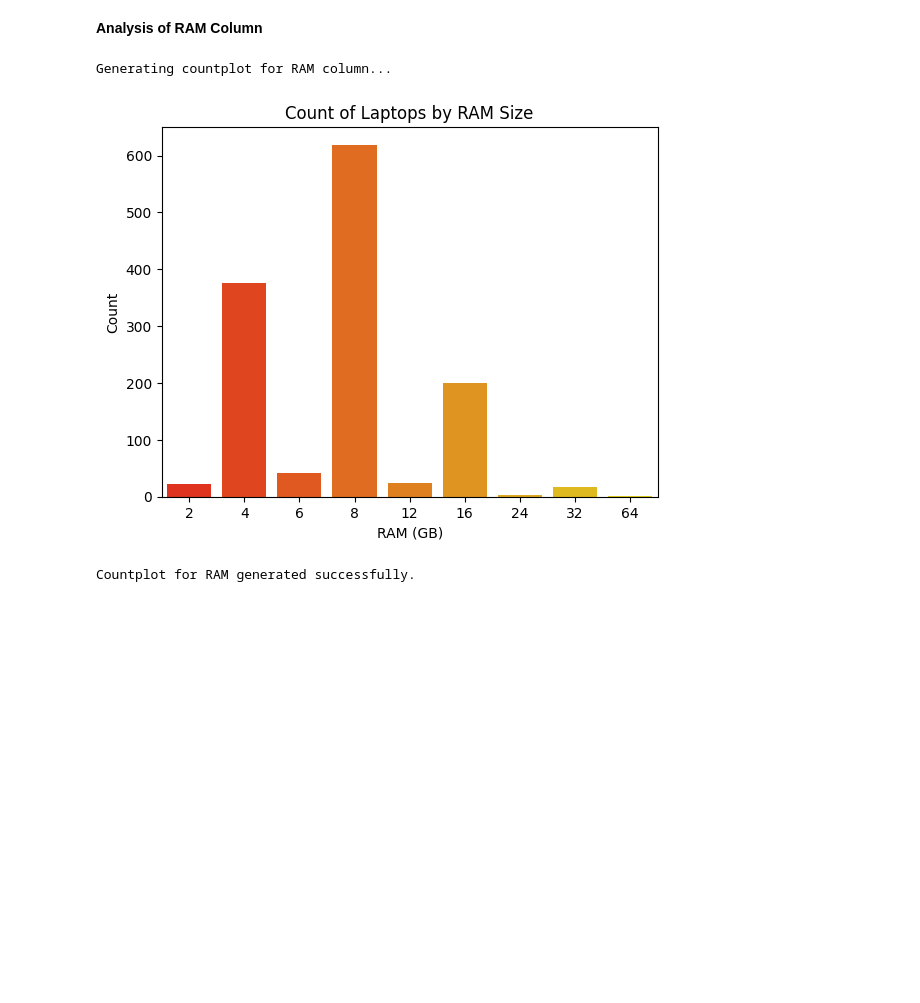
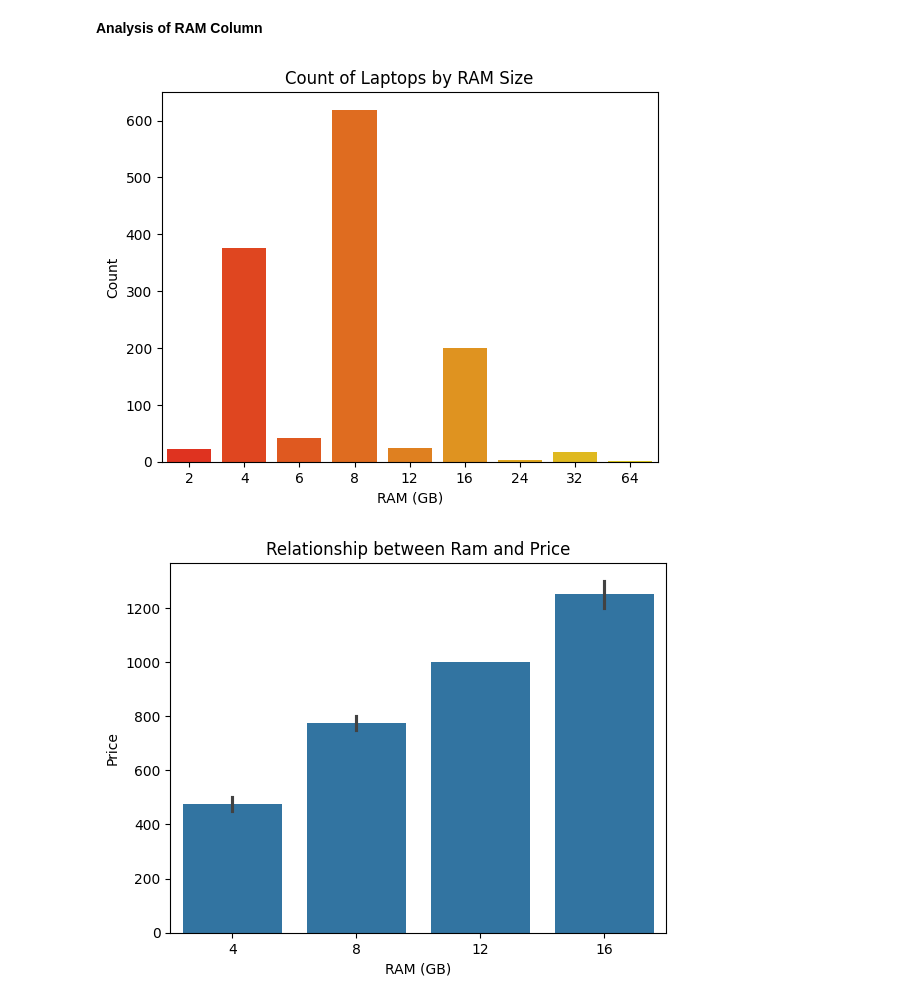
Before and after one commit to AAdewunmi/Laptop_Prices_Prediction_Project, a Jupyter notebook: Laptop_Price_Predictor.ipynb, the cells around one changed output. Drawn from its saved outputs; the diff is of its cells as text; code cells hidden in the pictures; blank space fills up the shorter version.

Commit message:
Relationship between Ram and Price

```diff
--- a/Laptop_Price_Predictor.ipynb
+++ b/Laptop_Price_Predictor.ipynb
@@ -692,8 +695,6 @@ df.head()
 # Display countplot of RAM column
 
 # --- Display countplot of RAM column ---
-print("\nGenerating countplot for RAM column...")
-# Corrected 'Ram' to 'RAM' to match the column name in the DataFrame
 sn.countplot(x=df['Ram'], palette='autumn')
 
 # Add a title and labels for clarity
@@ -703,9 +704,19 @@ plt.ylabel('Count')
 
 # Display the plot
 plt.show()
-
-print("Countplot for RAM generated successfully.")
 # %% [output]
-Generating countplot for RAM column...
 [figure]
-Countplot for RAM generated successfully.
+# %%
+# Relationship between Ram and Price
+
+import seaborn as sn
+import matplotlib.pyplot as plt
+import pandas as pd
+
+sn.barplot(x='Ram', y='Price', data=df)
+plt.title('Relationship between Ram and Price')
+plt.xlabel('RAM (GB)')
+plt.ylabel('Price')
+plt.show()
+# %% [output]
+[figure, added]
```
Also changed, not shown: parts of 8 cells of this notebook.
